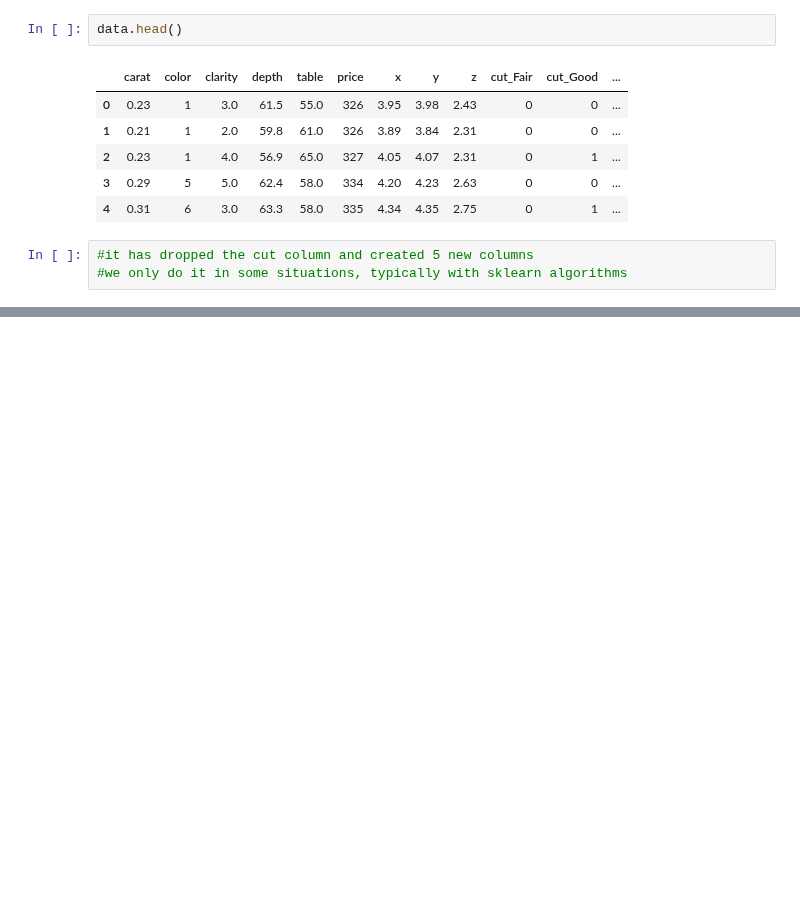
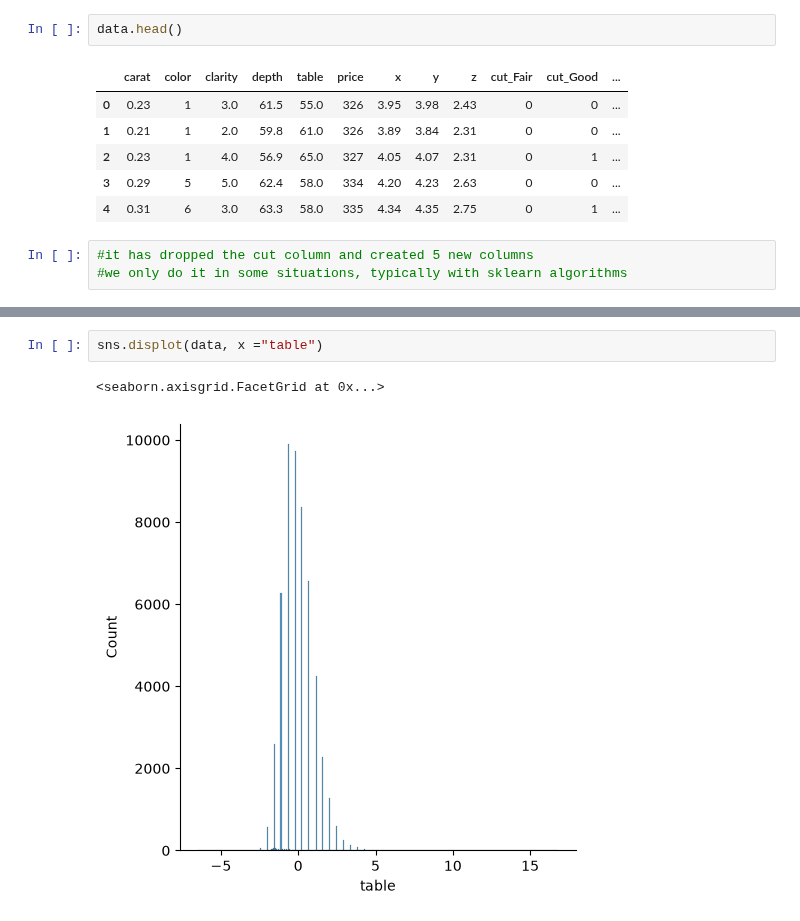
Before and after one commit to CoreyAherne1997/DataPreperation, a Jupyter notebook: Encoding/Encode_Scale.ipynb, the cells around one changed output, grey strips where cells are left out. Saved outputs shown, nothing was run; the diff lists cells and outputs as text; blank space fills up the shorter version.

```diff
--- a/Encoding/Encode_Scale.ipynb
+++ b/Encoding/Encode_Scale.ipynb
@@ -96,0 +144,5 @@ data.head()
+# %%
+sns.displot(data, x ="table")
+# %% [output]
+<seaborn.axisgrid.FacetGrid at 0x...>
+[figure, added]
```
Also changed, not shown: parts of 13 cells of this notebook, 2 other files.
